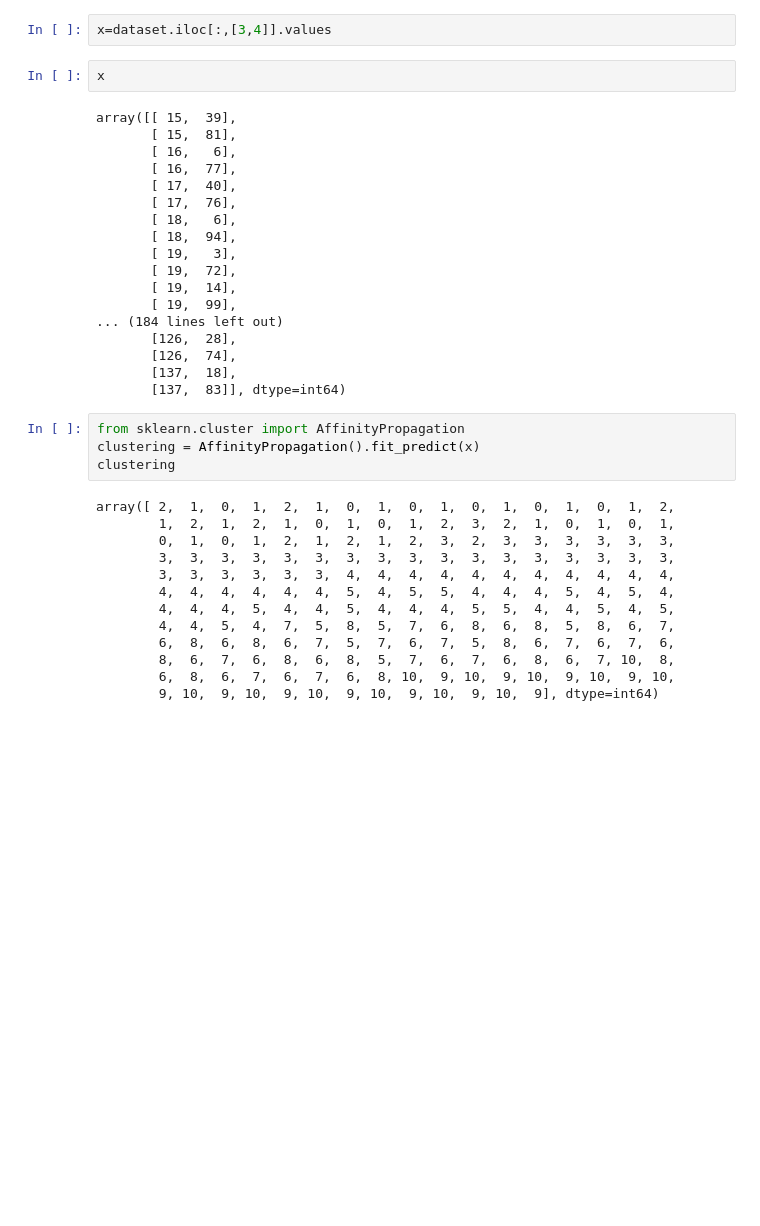
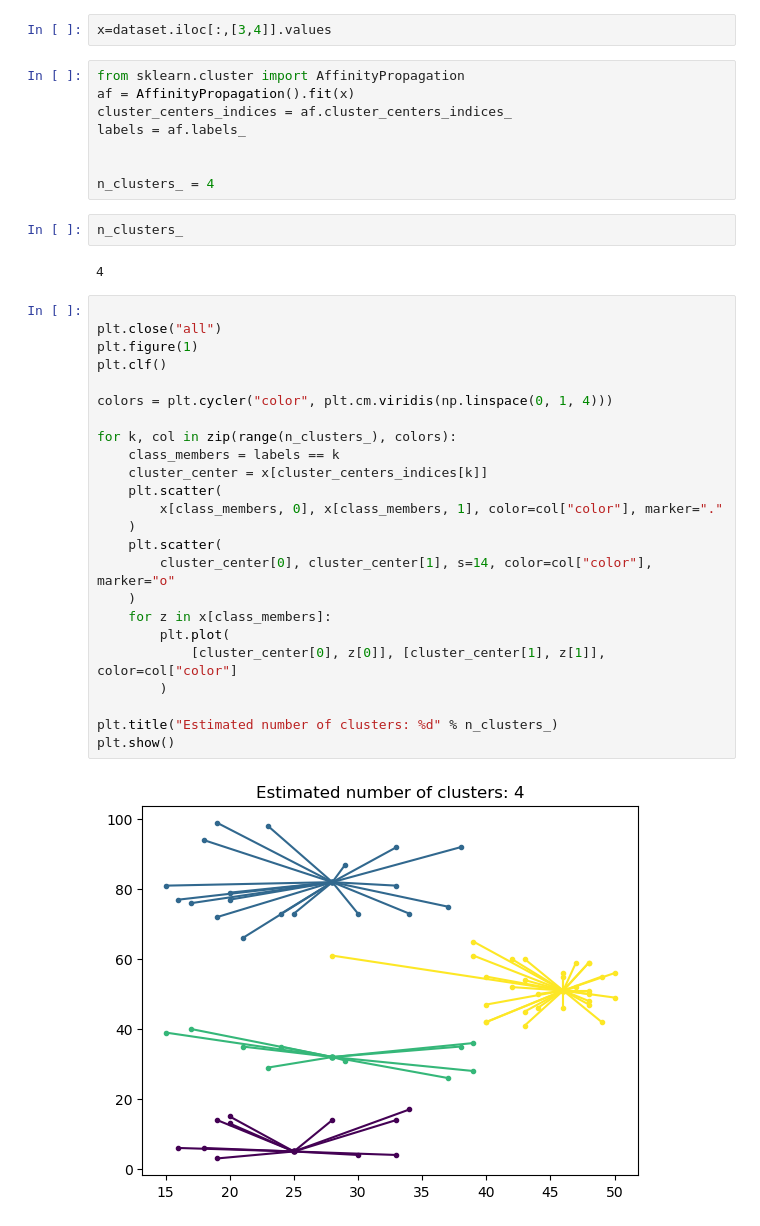
Before and after one commit to ShameemBanuAI/ML-Clustering, a Jupyter notebook: MLCluster_AffinityPropagation.ipynb, the cells around one changed output. Saved outputs shown, nothing was run; the diff lists cells and outputs as text; blank space fills up the shorter version.

```diff
--- a/MLCluster_AffinityPropagation.ipynb
+++ b/MLCluster_AffinityPropagation.ipynb
@@ -23,39 +23,40 @@ dataset
 # %%
 x=dataset.iloc[:,[3,4]].values
 # %%
-x
+from sklearn.cluster import AffinityPropagation
+af = AffinityPropagation().fit(x)
+cluster_centers_indices = af.cluster_centers_indices_
+labels = af.labels_
+
+
+n_clusters_ = 4
-# %% [output]
-array([[ 15,  39],
-       [ 15,  81],
-       [ 16,   6],
-       [ 16,  77],
-       [ 17,  40],
-       [ 17,  76],
-       [ 18,   6],
-       [ 18,  94],
-       [ 19,   3],
-       [ 19,  72],
-       [ 19,  14],
-       [ 19,  99],
-... (184 lines left out)
-       [126,  28],
-       [126,  74],
-       [137,  18],
-       [137,  83]], dtype=int64)
 # %%
-from sklearn.cluster import AffinityPropagation
-clustering = AffinityPropagation().fit_predict(x)
-clustering
+n_clusters_
 # %% [output]
-array([ 2,  1,  0,  1,  2,  1,  0,  1,  0,  1,  0,  1,  0,  1,  0,  1,  2,
-        1,  2,  1,  2,  1,  0,  1,  0,  1,  2,  3,  2,  1,  0,  1,  0,  1,
-        0,  1,  0,  1,  2,  1,  2,  1,  2,  3,  2,  3,  3,  3,  3,  3,  3,
-        3,  3,  3,  3,  3,  3,  3,  3,  3,  3,  3,  3,  3,  3,  3,  3,  3,
-        3,  3,  3,  3,  3,  3,  4,  4,  4,  4,  4,  4,  4,  4,  4,  4,  4,
-        4,  4,  4,  4,  4,  4,  5,  4,  5,  5,  4,  4,  4,  5,  4,  5,  4,
-        4,  4,  4,  5,  4,  4,  5,  4,  4,  4,  5,  5,  4,  4,  5,  4,  5,
-        4,  4,  5,  4,  7,  5,  8,  5,  7,  6,  8,  6,  8,  5,  8,  6,  7,
-        6,  8,  6,  8,  6,  7,  5,  7,  6,  7,  5,  8,  6,  7,  6,  7,  6,
-        8,  6,  7,  6,  8,  6,  8,  5,  7,  6,  7,  6,  8,  6,  7, 10,  8,
-        6,  8,  6,  7,  6,  7,  6,  8, 10,  9, 10,  9, 10,  9, 10,  9, 10,
-        9, 10,  9, 10,  9, 10,  9, 10,  9, 10,  9, 10,  9], dtype=int64)
+4
+# %%
+
+plt.close("all")
+plt.figure(1)
+plt.clf()
+
+colors = plt.cycler("color", plt.cm.viridis(np.linspace(0, 1, 4)))
+
+for k, col in zip(range(n_clusters_), colors):
+    class_members = labels == k
+    cluster_center = x[cluster_centers_indices[k]]
+    plt.scatter(
+        x[class_members, 0], x[class_members, 1], color=col["color"], marker="."
+    )
+    plt.scatter(
+        cluster_center[0], cluster_center[1], s=14, color=col["color"], marker="o"
+    )
+    for z in x[class_members]:
+        plt.plot(
+            [cluster_center[0], z[0]], [cluster_center[1], z[1]], color=col["color"]
+        )
+
+plt.title("Estimated number of clusters: %d" % n_clusters_)
+plt.show()
+# %% [output]
+[figure, added]
```
Also changed, not shown: parts of 13 cells of this notebook.
